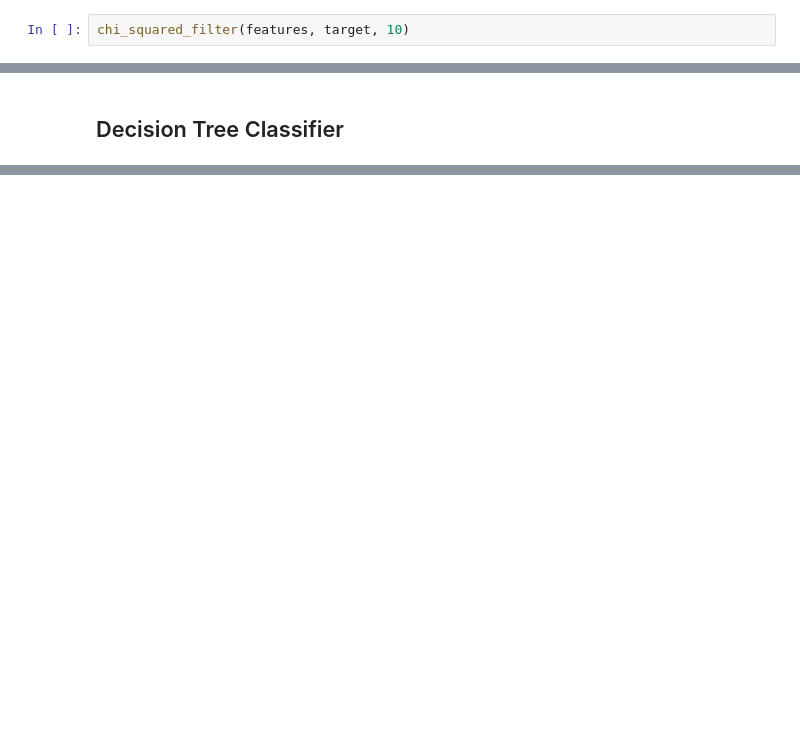
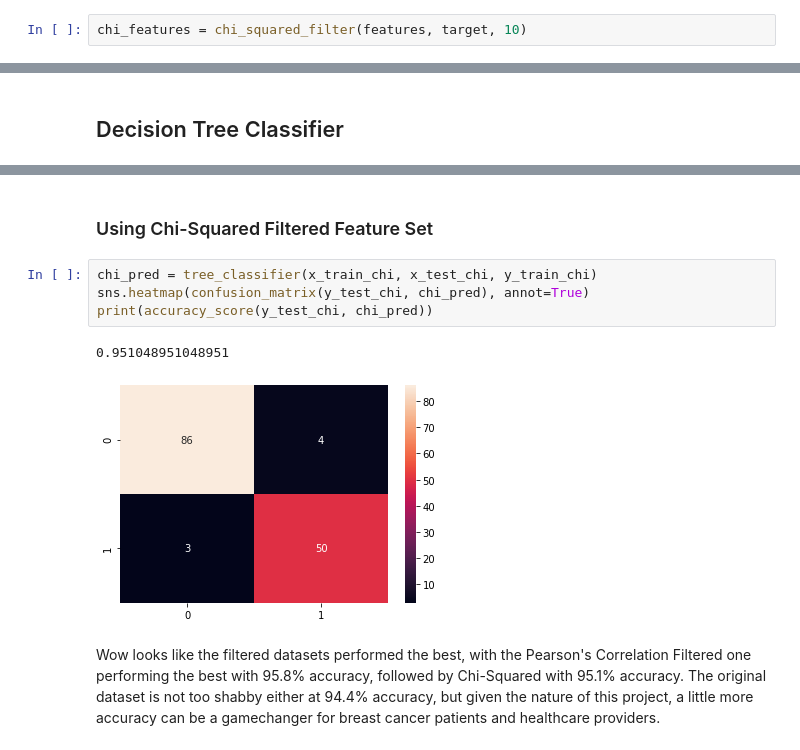
Before and after one commit to malthusohtj/breast_cancer_prediction, a Jupyter notebook: breast_cancer_pred.ipynb, the cells around one changed output, grey strips where cells are left out. Cells and saved outputs as stored; diff of their text form; blank space fills up the shorter version.

```diff
--- a/breast_cancer_pred.ipynb
+++ b/breast_cancer_pred.ipynb
@@ -457,4 +446,4 @@ def chi_squared_filter(x, y, n):
     chi_feature = x.loc[:,chi_support].columns.tolist()
     return chi_feature
 # %%
-chi_squared_filter(features, target, 10)
+chi_features = chi_squared_filter(features, target, 10)
@@ -501,0 +492,11 @@ print(accuracy_score(y_test, y_pred))
+# %% [markdown]
+### Using Chi-Squared Filtered Feature Set
+# %%
+chi_pred = tree_classifier(x_train_chi, x_test_chi, y_train_chi)
+sns.heatmap(confusion_matrix(y_test_chi, chi_pred), annot=True)
+print(accuracy_score(y_test_chi, chi_pred))
+# %% [output]
+0.951048951048951
+[figure, added]
+# %% [markdown]
+Wow looks like the filtered datasets performed the best, with the Pearson's Correlation Filtered one performing the best with 95.8% accuracy, followed by Chi-Squared with 95.1% accuracy. The original dataset is not too shabby either at 94.4% accuracy, but given the nature of this project, a little more accuracy can be a gamechanger for breast cancer patients and healthcare providers.
```
Also changed, not shown: parts of 14 cells of this notebook.
